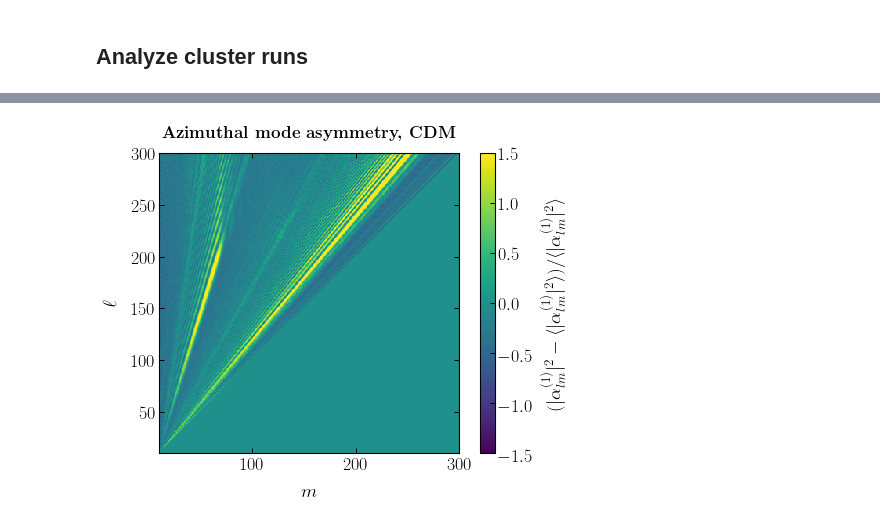
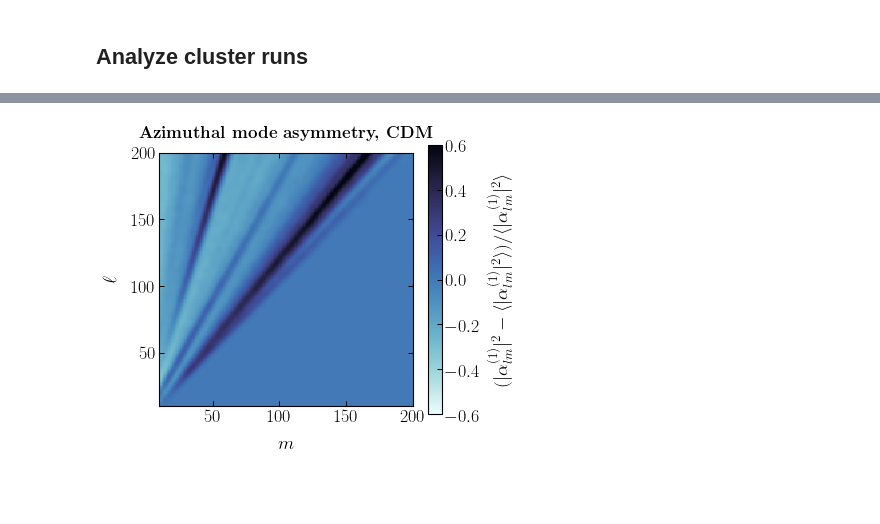
Before and after one commit to smsharma/astrometry-lensing-correlations, a Jupyter notebook: simulation/notebooks/01_subhalo_sample.ipynb, the cells around one changed output, grey strips where cells are left out. Saved outputs shown, nothing was run; the diff lists cells and outputs as text; code cells hidden in the pictures; blank space fills up the shorter version.

```diff
--- a/simulation/notebooks/01_subhalo_sample.ipynb
+++ b/simulation/notebooks/01_subhalo_sample.ipynb
@@ -173,7 +179,7 @@ fB_ary /= nsim
 [interactive output not drawn]
 # %%
 lmin_plot = 10
-lmax_plot = 300
+lmax_plot = 200
 # %%
 # rcParams['figure.figsize'] = 7, 5.5
 
@@ -194,9 +200,9 @@ lmax_plot = 300
 # %%
 fB_ary_compressed = (fB_ary)[lmin_plot:lmax_plot,lmin_plot:lmax_plot]
 # %%
-av_ary = np.zeros_like(fB_ary)
+av_ary = np.zeros_like(fB_ary_compressed)
 for l in range(len(av_ary)):
-    thing = np.where(fB_ary[l, :]!=0,fB_ary[l, :],np.nan)
+    thing = np.where(fB_ary_compressed[l, :]!=0,fB_ary_compressed[l, :],np.nan)
     av_ary[l, :l] = ((thing - np.nanmean(thing)) / np.nanmean(thing))[:l]
 # plt.plot((thing - np.nanmean(thing)) / thing)
 # %%
@@ -220,3 +233,7 @@ plt.savefig(plots_dir + "m_asymm_1.pdf")
+# %%
+nsim = 500
+lmin_plot = 10
+lmax_plot = 200
 # %%
 fB_alpha_ary = np.zeros((lmax, lmax))
 for i in tqdm_notebook(range(nsim)):
@@ -228,9 +246,9 @@ fB_alpha_ary /= nsim
 # %%
 fB_alpha_ary_compressed = (fB_alpha_ary)[lmin_plot:lmax_plot,lmin_plot:lmax_plot]
 # %%
-av_alpha_ary = np.zeros_like(fB_alpha_ary)
+av_alpha_ary = np.zeros_like(fB_alpha_ary_compressed)
 for l in range(len(av_alpha_ary)):
-    thing = np.where(fB_alpha_ary[l, :]!=0,fB_alpha_ary[l, :],np.nan)
+    thing = np.where(fB_alpha_ary_compressed[l, :]!=0,fB_alpha_ary_compressed[l, :],np.nan)
     av_alpha_ary[l, :l] = ((thing - np.nanmean(thing)) / np.nanmean(thing))[:l]
 # plt.plot((thing - np.nanmean(thing)) / thing)
 # %%
@@ -248,23 +266,23 @@ for l in range(len(av_alpha_ary)):
 
 # plt.tight_layout()
 # %%
-plt.imshow(av_alpha_ary,
-           origin='lower', vmin=-1.5, vmax=1.5,
+plt.imshow(gaussian_filter(av_alpha_ary, 2),
+           origin='lower', vmin=-0.6, vmax=0.6,
            extent=[lmin_plot,lmax_plot, lmin_plot, lmax_plot],
-           cmap=plt.get_cmap('viridis')
+           cmap=palettable.cmocean.sequential.Ice_20_r.get_mpl_colormap(),
           )
 
 cbar = plt.colorbar(label=r"$(|\alpha_{lm}^{(1)}|^2 - \langle|\alpha_{lm}^{(1)}|^2\rangle) / \langle|\alpha_{lm}^{(1)}|^2\rangle$")
 
 plt.xlabel("$m$")
 plt.ylabel("$\ell$")
 
 plt.title('\\textbf{Azimuthal mode asymmetry, CDM}', fontsize=17, y=1.02)
 
 plt.tight_layout()
 plt.savefig(plots_dir + "m_asymm_alpha_1.pdf")
 # %% [output]
-[figure, old version]
+[figure, new version]
 # %%
 # fB_ary_compressed_means = np.nanmean(np.where(fB_ary_compressed!=0,fB_ary_compressed,np.nan),axis=1)
 # %%
```
Also changed, not shown: parts of 7 cells of this notebook, 2 other files.
